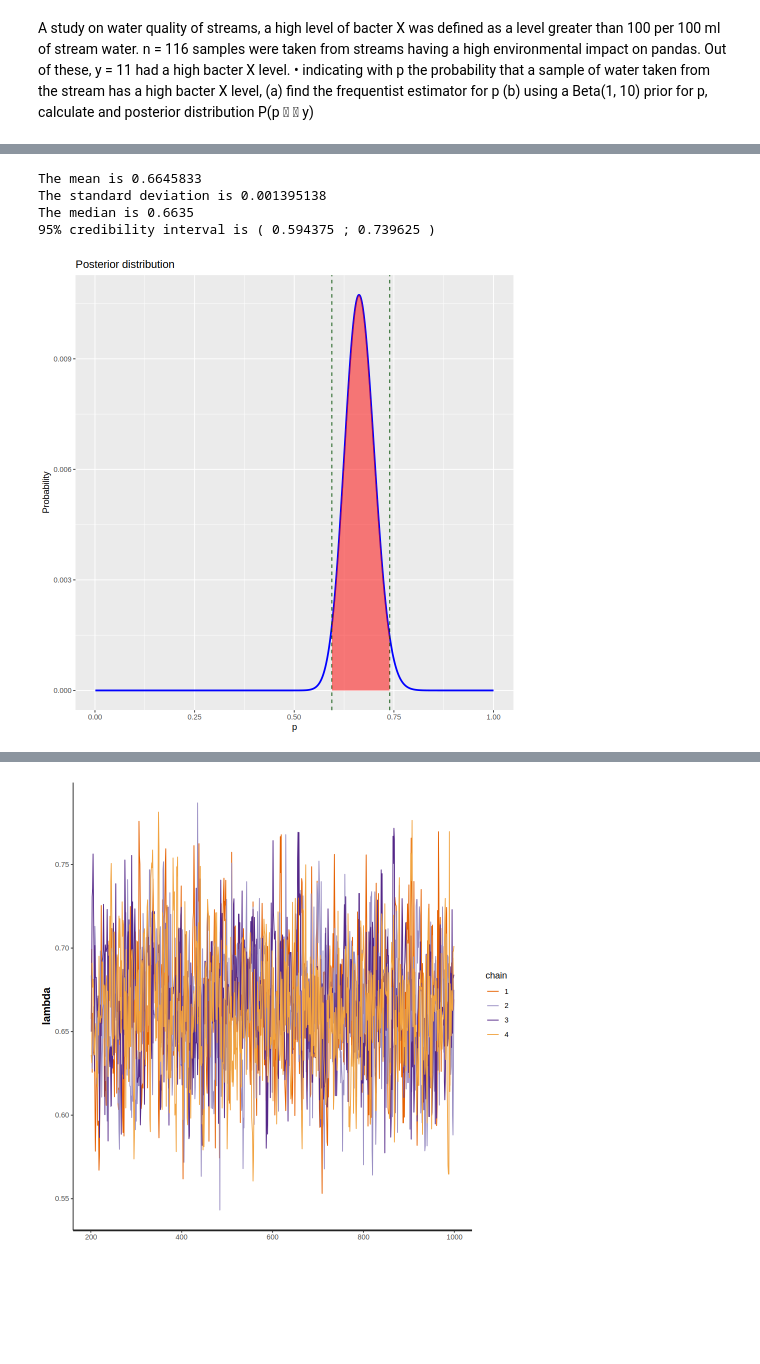
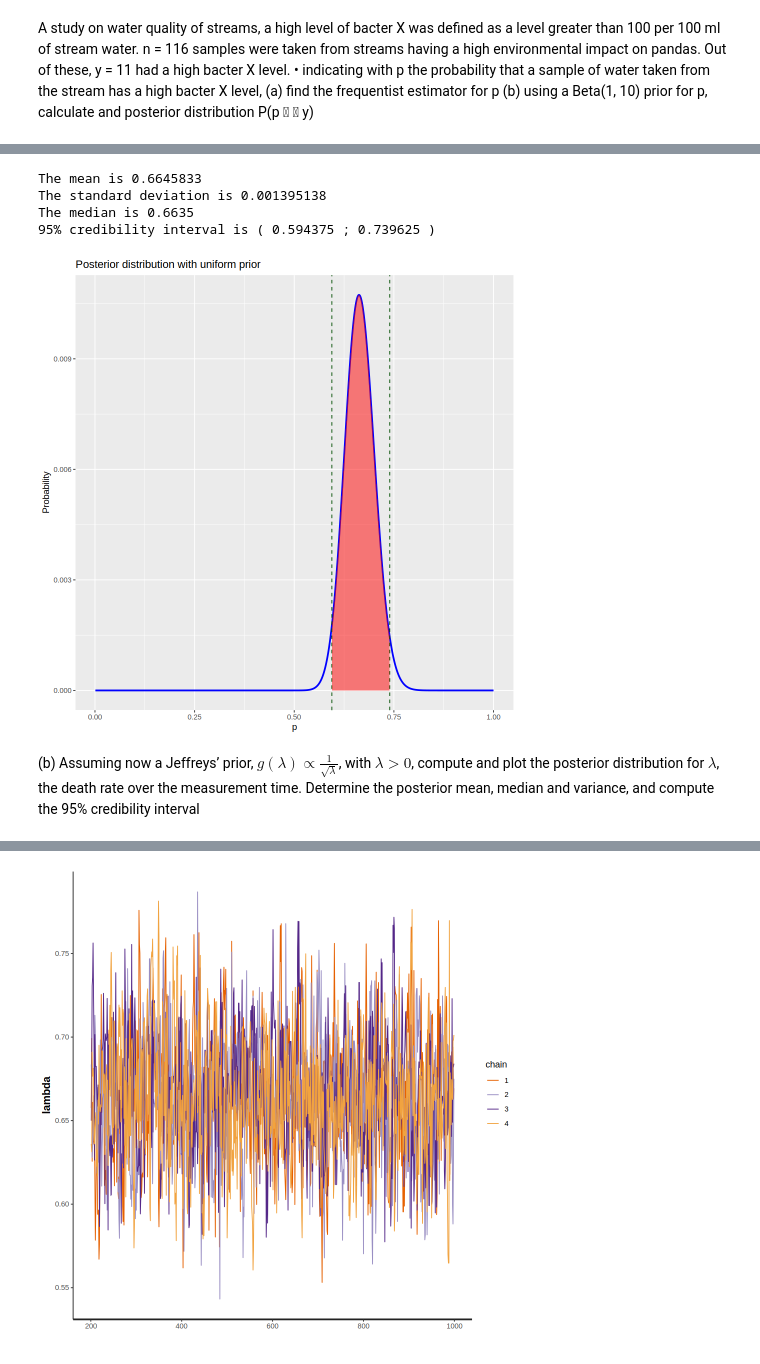
Before and after one commit to sdracia/Advances-Statistics-For-Physics-Analysis, a Jupyter notebook: hw6.ipynb, the cells around one changed output, grey strips where cells are left out. Saved outputs shown, nothing was run; the diff lists cells and outputs as text; code cells hidden in the pictures; blank space fills up the shorter version.

```diff
--- a/hw6.ipynb
+++ b/hw6.ipynb
@@ -66,35 +77,37 @@ mean <- wtd.mean(lambda, post_values, normwt = TRUE)
 var <- wtd.var(lambda, post_values, normwt = TRUE)
 median <- weighted.median(lambda, post_values)
 quantiles <- wtd.quantile(lambda, post_values, c(0.025, 0.975), normwt = TRUE)
 
 cat("The mean is", mean, '\n')
 cat("The standard deviation is", var,'\n')
 cat("The median is", median,'\n')
 cat("95% credibility interval is (", quantiles[1], ";", quantiles[2], ")", "\n")
 
 ggplot(data = data.frame(lambda, post_values), aes(x = lambda, y = post_values)) +
   # geom_point(color = "red", size = 1.5) +
   geom_line(color = "blue", linewidth = 1) +
   # geom_vline(xintercept = mean_bayes,
   #            linetype = "dashed", color = "blue") +
   geom_vline(xintercept = quantiles[1],
              linetype = "dashed", color = "#035003") +
   geom_vline(xintercept = quantiles[2],
              linetype = "dashed", color = "#035003") +
 
   geom_ribbon(data = subset(data.frame(lambda, post_values),
                             lambda >= (quantiles[1]) & lambda <= (quantiles[2])),
               aes(ymin = 0, ymax = post_values),
               fill = "red", alpha = 0.5) +
-  labs(title = "Posterior distribution ",
+  labs(title = "Posterior distribution with uniform prior",
        x = "p",
        y = "Probability")
 # %% [output]
 The mean is 0.6645833
 The standard deviation is 0.001395138
 The median is 0.6635
 95% credibility interval is ( 0.594375 ; 0.739625 )
-[figure, old version]
+[figure, new version]
+# %% [markdown]
+(b) Assuming now a Jeffreys’ prior, $g(\lambda) \propto \frac{1}{\sqrt{\lambda}}$, with $\lambda > 0$, compute and plot the posterior distribution for $\lambda$, the death rate over the measurement time. Determine the posterior mean, median and variance, and compute the 95% credibility interval
 # %%
 likelihood <- dgamma(lambda, shape = total_deaths + 1, rate = total_counts)
 prior_f <- function(lambda) {
```
Also changed, not shown: parts of 34 cells of this notebook, 2 other files.
